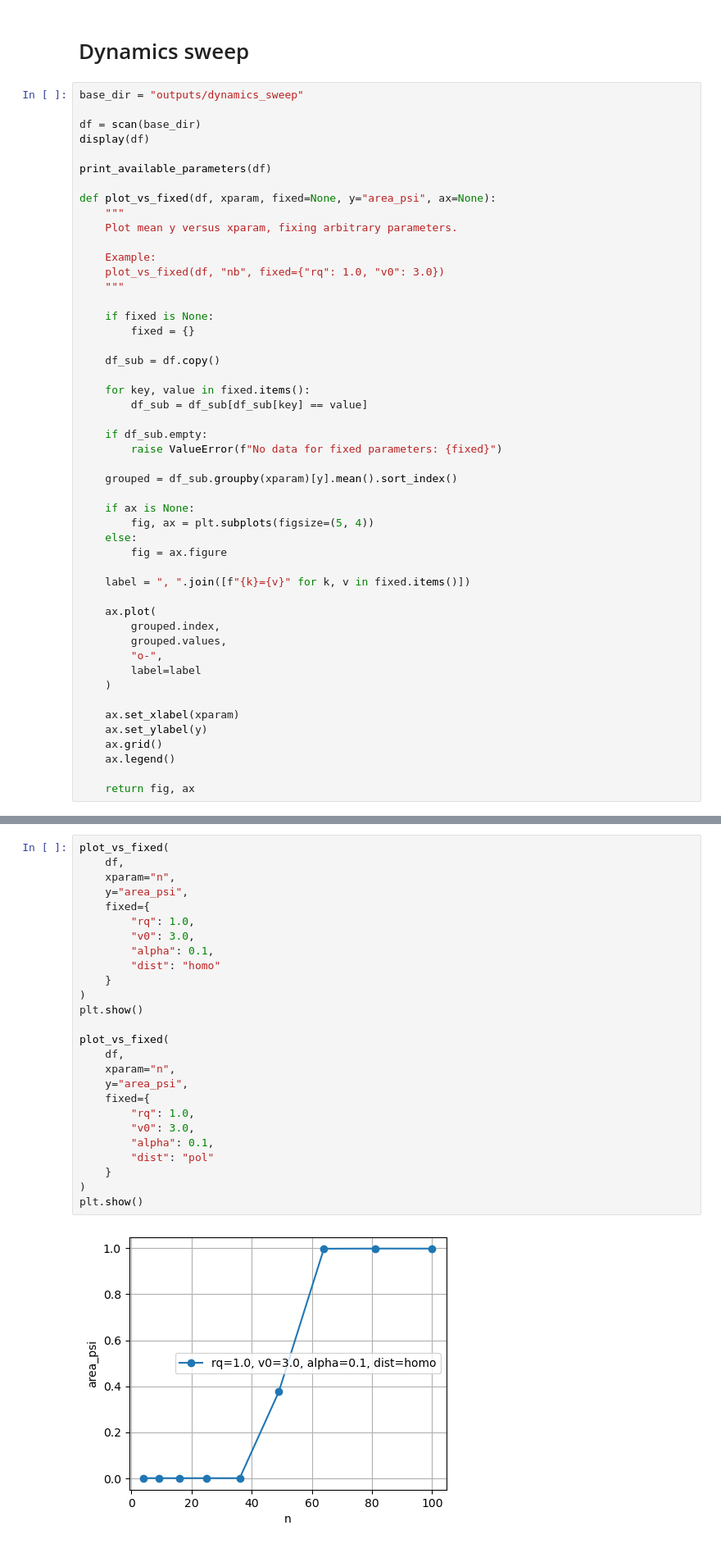
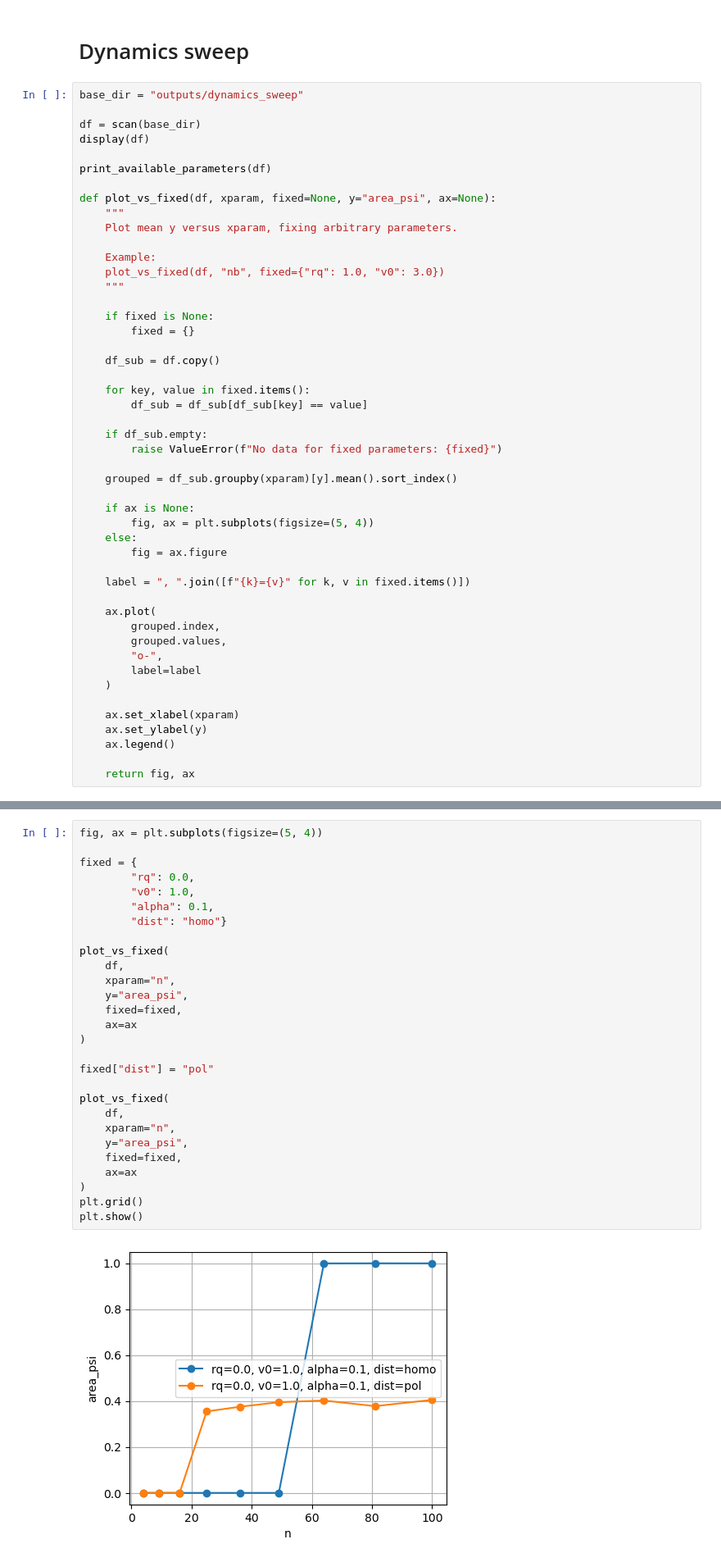
Before and after one commit to pvblop/Memory-Phase-Field-Models, a Jupyter notebook: equation_solver_bd_dist/analysis_sweep.ipynb, the cells around one changed output, grey strips where cells are left out. Shown at 82% size. Saved outputs shown, nothing was run; the diff lists cells and outputs as text.

```diff
--- a/equation_solver_bd_dist/analysis_sweep.ipynb
+++ b/equation_solver_bd_dist/analysis_sweep.ipynb
@@ -519,7 +519,6 @@ def plot_vs_fixed(df, xparam, fixed=None, y="area_psi", ax=None):
 
     ax.set_xlabel(xparam)
     ax.set_ylabel(y)
-    ax.grid()
     ax.legend()
 
     return fig, ax
@@ -555,30 +554,32 @@ v0:
 
 ==================================================
 # %%
-plot_vs_fixed(
-    df,
-    xparam="n",
-    y="area_psi",
-    fixed={
-        "rq": 1.0,
-        "v0": 3.0,
+fig, ax = plt.subplots(figsize=(5, 4))
+
+fixed = {
+        "rq": 0.0,
+        "v0": 1.0,
         "alpha": 0.1,
-        "dist": "homo"
-    }
-)
-plt.show()
+        "dist": "homo"}
 
 plot_vs_fixed(
     df,
     xparam="n",
     y="area_psi",
-    fixed={
-        "rq": 1.0,
-        "v0": 3.0,
-        "alpha": 0.1,
-        "dist": "pol"
-    }
+    fixed=fixed,
+    ax=ax
 )
+
+fixed["dist"] = "pol"
+
+plot_vs_fixed(
+    df,
+    xparam="n",
+    y="area_psi",
+    fixed=fixed,
+    ax=ax
+)
+plt.grid()
 plt.show()
 # %% [output]
-[figure, old version]
+[figure, new version]
```
Also changed, not shown: parts of 1 cell of this notebook, 2 other files.
